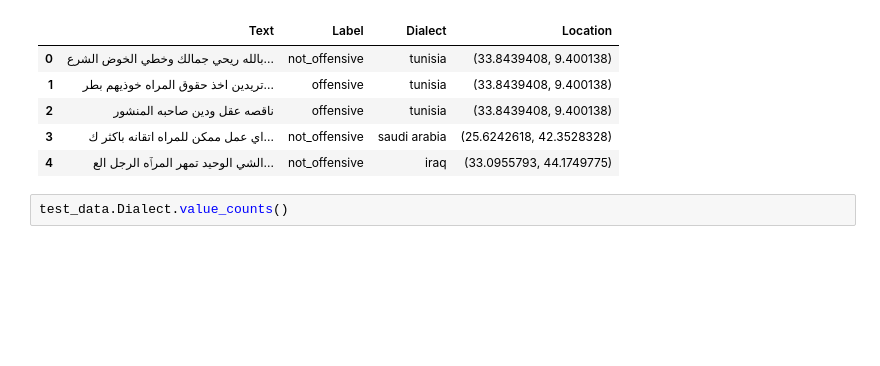
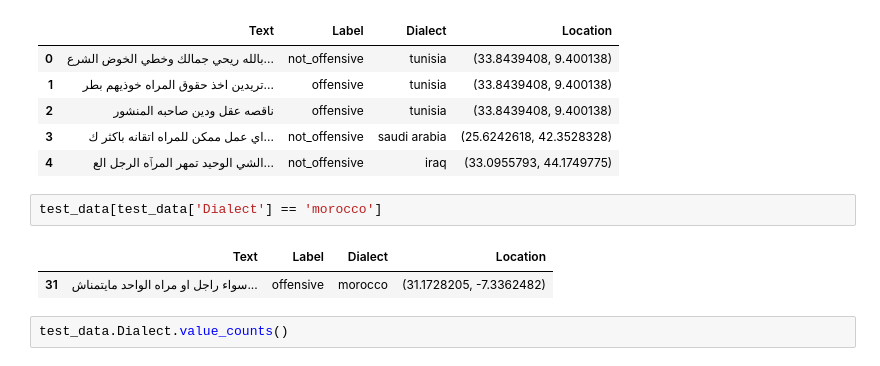
Before and after one commit to RealKintaro/Offensive-Text-Classification-Writen-In-Arabic-Dialects, a Jupyter notebook: Notebooks/Visualization.ipynb, the cells around one changed output. Cells and saved outputs as stored; diff of their text form; blank space fills up the shorter version.

```diff
--- a/Notebooks/Visualization.ipynb
+++ b/Notebooks/Visualization.ipynb
@@ -356,6 +356,11 @@ test_data.head()
 | 2 | ناقصه عقل ودين صاحبه المنشور | offensive | tunisia | (33.8439408, 9.400138) |
 | 3 | اي عمل ممكن للمراه اتقانه باكثر ك... | not_offensive | saudi arabia | (25.6242618, 42.3528328) |
 | 4 | الشي الوحيد تمهر المرٱه الرجل الع... | not_offensive | iraq | (33.0955793, 44.1749775) |
+# %%
+test_data[test_data['Dialect'] == 'morocco']
+# %% [output]
+|  | Text | Label | Dialect | Location |
+| 31 | سواء راجل او مراه الواحد مايتمناش... | offensive | morocco | (31.1728205, -7.3362482) |
 # %%
 test_data.Dialect.value_counts()
 # %% [output]
```
Also changed, not shown: parts of 2 cells of this notebook, 10 other files.
